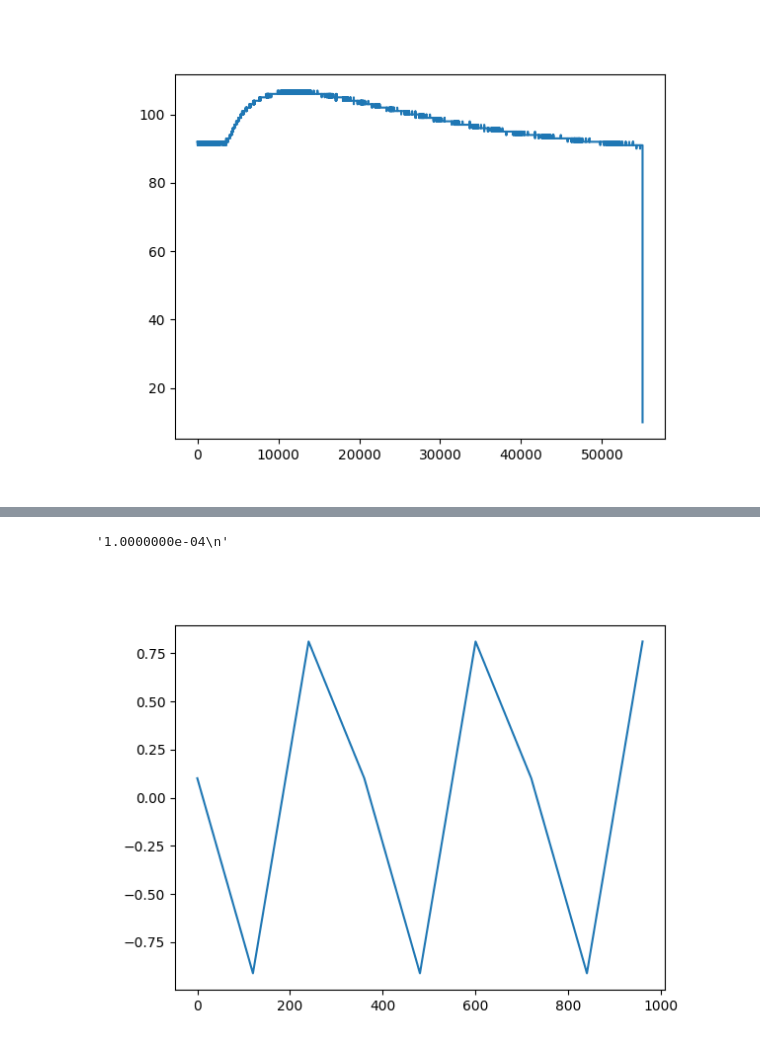
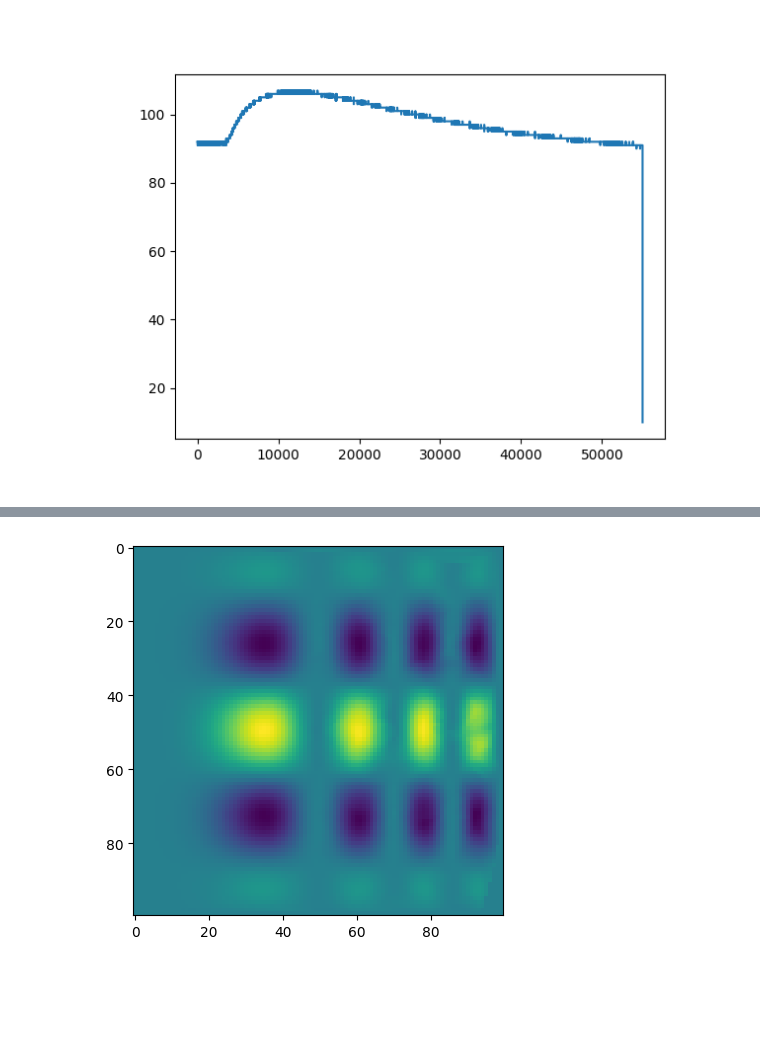
Before and after one commit to Kaldarinz/PA-RSCF-22-72-00015-, a Jupyter notebook: tst.ipynb, the cells around one changed output, grey strips where cells are left out. Drawn from its saved outputs; the diff is of its cells as text; code cells hidden in the pictures; blank space fills up the shorter version.

Commit message:
implemeting smooth image

```diff
--- a/tst.ipynb
+++ b/tst.ipynb
@@ -52,5 +46,0 @@ osc.query(':TIM:MAIN:OFFS?')
-# %%
-osc.write(':TIM:MAIN:SCAL 0.0001')
-osc.query(':TIM:MAIN:SCAL?')
-# %% [output]
-'1.0000000e-04\n'
@@ -59,16 +47,20 @@ rm.close()
-# %%
-from numpy.random import default_rng
-
-rng = default_rng()
-ax = plt.subplot()
-ax.clear()
-
-freq = np.pi/180
-dt =int(360/3)
-x = np.arange(1000)
-y = np.sin(x*np.pi/180 + 100*rng.random())
-#ax.plot(x,y)
-ax.plot(x[::dt],y[::dt])
-plt.show()
-# %% [output]
-[figure, removed]
+# %%
+import numpy as np
+def func(x, y):
+    return x*(1-x)*np.cos(4*np.pi*x) * np.sin(4*np.pi*y**2)**2
+
+grid_x = np.linspace(0,1,100).reshape((1,-1))
+grid_y = np.linspace(0, 1, 100).reshape((-1,1))
+
+rng = np.random.default_rng()
+points = rng.random((1000, 2))
+values = func(points[:,0], points[:,1])
+# %%
+from scipy.interpolate import griddata
+grid_z2 = griddata(points, values, (grid_x, grid_y), method='cubic', fill_value = 0)
+# %%
+import matplotlib.pyplot as plt
+plt.imshow(grid_z2.T)
+plt.show()
+# %% [output]
+[figure, added]
```
Also changed, not shown: parts of 2 cells of this notebook, 12 other files.
